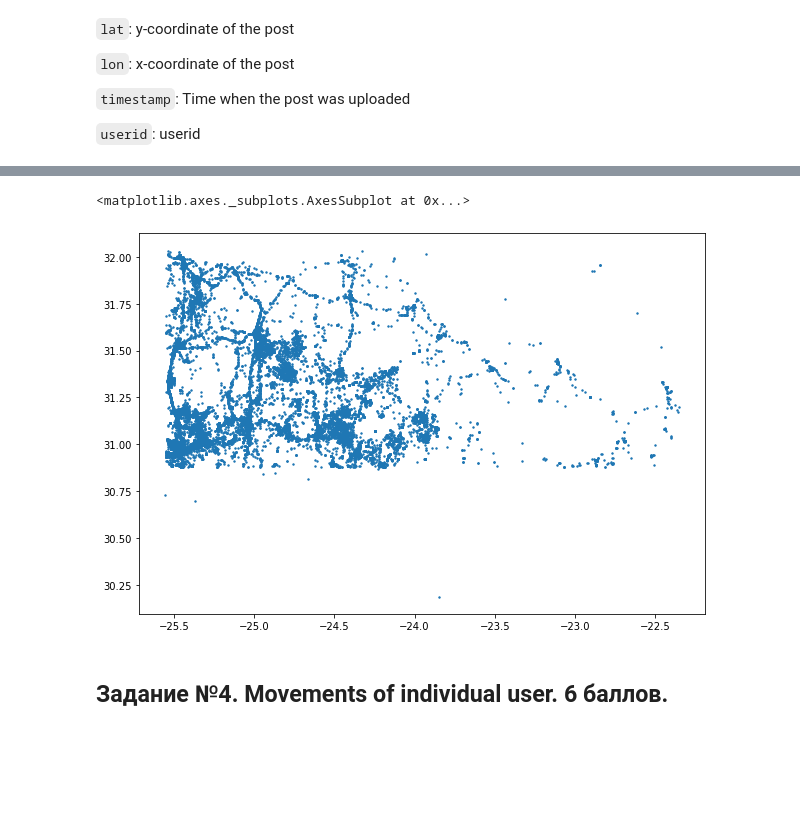
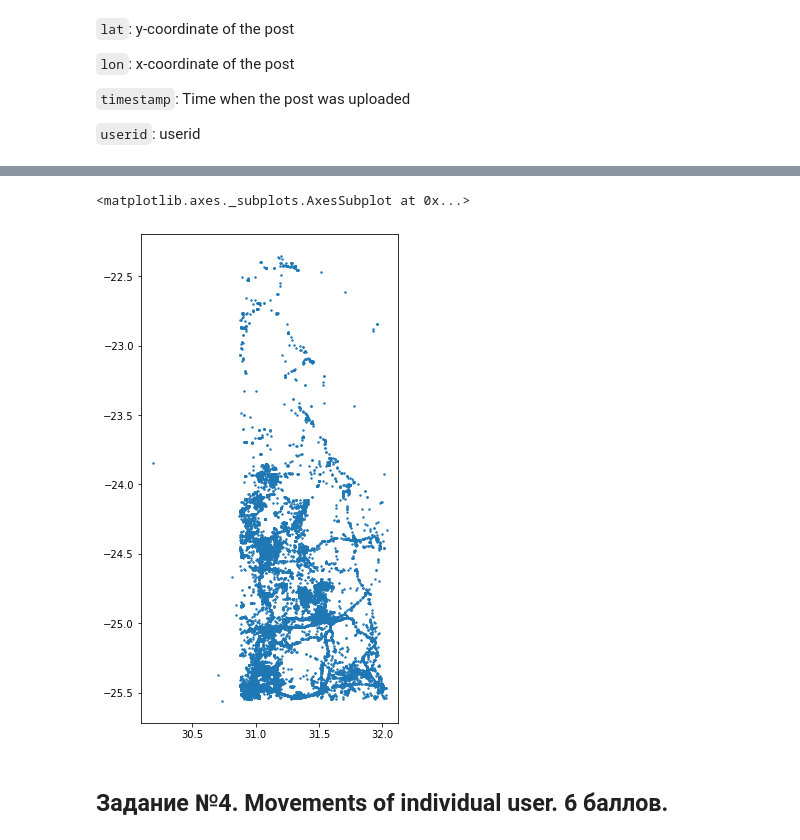
Before and after one commit to zmazak0/geo_analysis, a Jupyter notebook: MADE_geo_HW1_new.ipynb, the cells around one changed output, grey strips where cells are left out. Drawn from its saved outputs; the diff is of its cells as text; code cells hidden in the pictures; blank space fills up the shorter version.

```diff
--- a/MADE_geo_HW1_new.ipynb
+++ b/MADE_geo_HW1_new.ipynb
@@ -45,8 +42,8 @@ Requirement already satisfied: Shapely in /usr/local/lib/python3.6/dist-packages
 from shapely.geometry import Point
 # %%
 for i in range(len(from_x)):
-  orig_points.append(Point(from_y[i], from_x[i])) #latitude, longitude
-  dest_points.append(Point(to_y[i], to_x[i])) #широта, долгота
+  orig_points.append(Point(from_x[i], from_y[i])) #longtitude, latitude
+  dest_points.append(Point(to_x[i], to_y[i]))
 # %%
 print(orig_points[0])
 # %% [output]
@@ -109,7 +108,7 @@ Aim is to plot a set of x and y coordinates that we should read from a `some_pos
 `userid`: userid
 # %%
 data=pd.read_csv("/content/some_posts.txt", sep = ",")
-data['geometry'] = [Point( data.loc[i].lat, data.loc[i].lon ) for i in range(len(data))]
+data['geometry'] = [Point( data.loc[i].lon, data.loc[i].lat ) for i in range(len(data))] #longtitude, latitude
 data
 # %% [output]
 |  | lat | lon | timestamp | userid | geometry |
@@ -154,10 +138,10 @@ gdf = gdf.set_crs(epsg=4326)
 # %%
 gdf.to_file("Kruger_posts.shp")
 # %%
-gdf.plot(figsize=(15, 7), markersize =2)
+gdf.plot(figsize=(16, 9), markersize =2)
 # %% [output]
 <matplotlib.axes._subplots.AxesSubplot at 0x...>
-[figure, old version]
+[figure, new version]
 # %% [markdown]
 ## Задание №4. Movements of individual user. 6 баллов.
 # %% [markdown]
```
Also changed, not shown: parts of 12 cells of this notebook.
